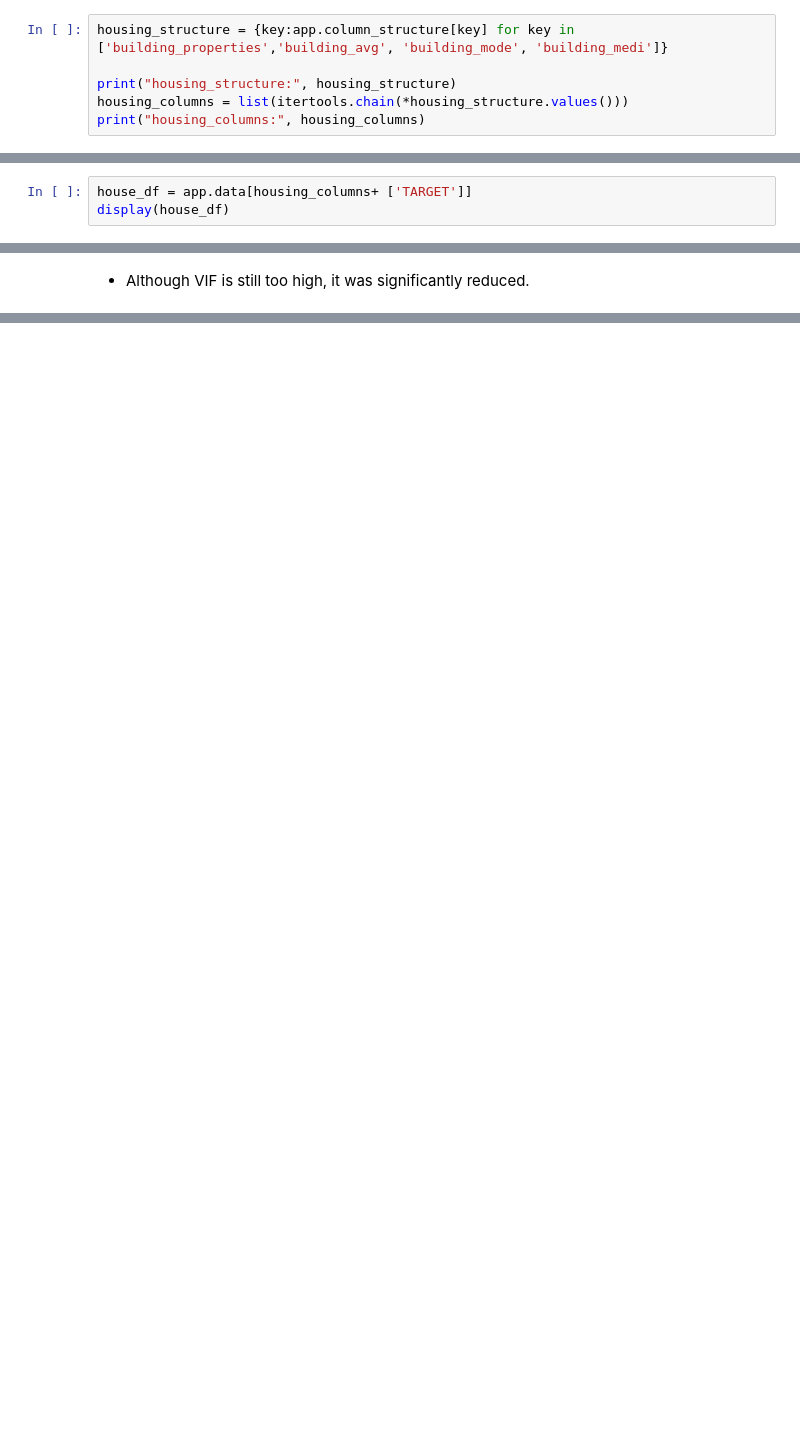
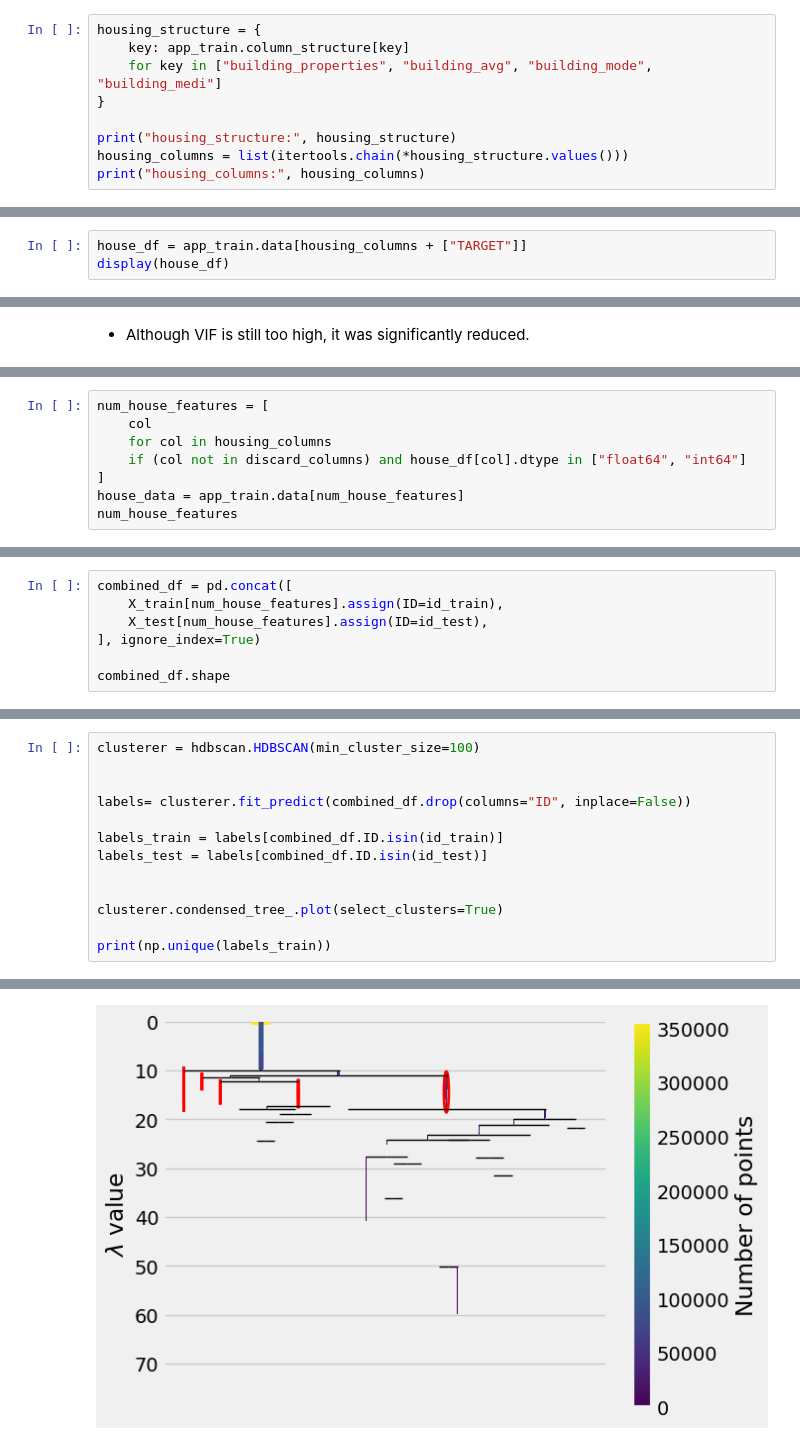
Before and after one commit to Sauciu1/defaulting-risk, a Jupyter notebook: notebooks/nb4_house_parameters.ipynb, the cells around one changed output, grey strips where cells are left out. Drawn from its saved outputs; the diff is of its cells as text; blank space fills up the shorter version.

Commit message:
Clustering deemed unsuccessful

```diff
--- a/notebooks/nb4_house_parameters.ipynb
+++ b/notebooks/nb4_house_parameters.ipynb
@@ -46,7 +37,10 @@ Unexpected columns: ['SK_ID_CURR']
 # %% [markdown]
 We then identify the housing data subset of interest.
 # %%
-housing_structure = {key:app.column_structure[key] for key in ['building_properties','building_avg', 'building_mode', 'building_medi']}
+housing_structure = {
+    key: app_train.column_structure[key]
+    for key in ["building_properties", "building_avg", "building_mode", "building_medi"]
+}
 
 print("housing_structure:", housing_structure)
 housing_columns = list(itertools.chain(*housing_structure.values()))
@@ -57,7 +51,7 @@ housing_columns: ['EMERGENCYSTATE_MODE', 'FONDKAPREMONT_MODE', 'WALLSMATERIAL_MO
 # %% [markdown]
 This data is prepared for simple use.
 # %%
-house_df = app.data[housing_columns+ ['TARGET']]
+house_df = app_train.data[housing_columns + ["TARGET"]]
 display(house_df)
 # %% [output]
 |  | EMERGENCYSTATE_MODE | FONDKAPREMONT_MODE | WALLSMATERIAL_MODE | HOUSETYPE_MODE | APARTMENTS_AVG | ... |
@@ -306,0 +288,8 @@ We firs
+# %%
+num_house_features = [
+    col
+    for col in housing_columns
+    if (col not in discard_columns) and house_df[col].dtype in ["float64", "int64"]
+]
+house_data = app_train.data[num_house_features]
+num_house_features
@@ -306,0 +321,7 @@ We firs
+# %%
+combined_df = pd.concat([
+    X_train[num_house_features].assign(ID=id_train),
+    X_test[num_house_features].assign(ID=id_test),
+], ignore_index=True)
+
+combined_df.shape
@@ -306,0 +330,14 @@ We firs
+# %%
+clusterer = hdbscan.HDBSCAN(min_cluster_size=100)
+
+
+labels= clusterer.fit_predict(combined_df.drop(columns="ID", inplace=False))
+
+labels_train = labels[combined_df.ID.isin(id_train)]
+labels_test = labels[combined_df.ID.isin(id_test)]
+
+
+clusterer.condensed_tree_.plot(select_clusters=True)
+
+print(np.unique(labels_train))
+# %% [output]
@@ -306,0 +345 @@ We firs
+[figure, added]
```
Also changed, not shown: parts of 52 cells of this notebook, 5 other files.
